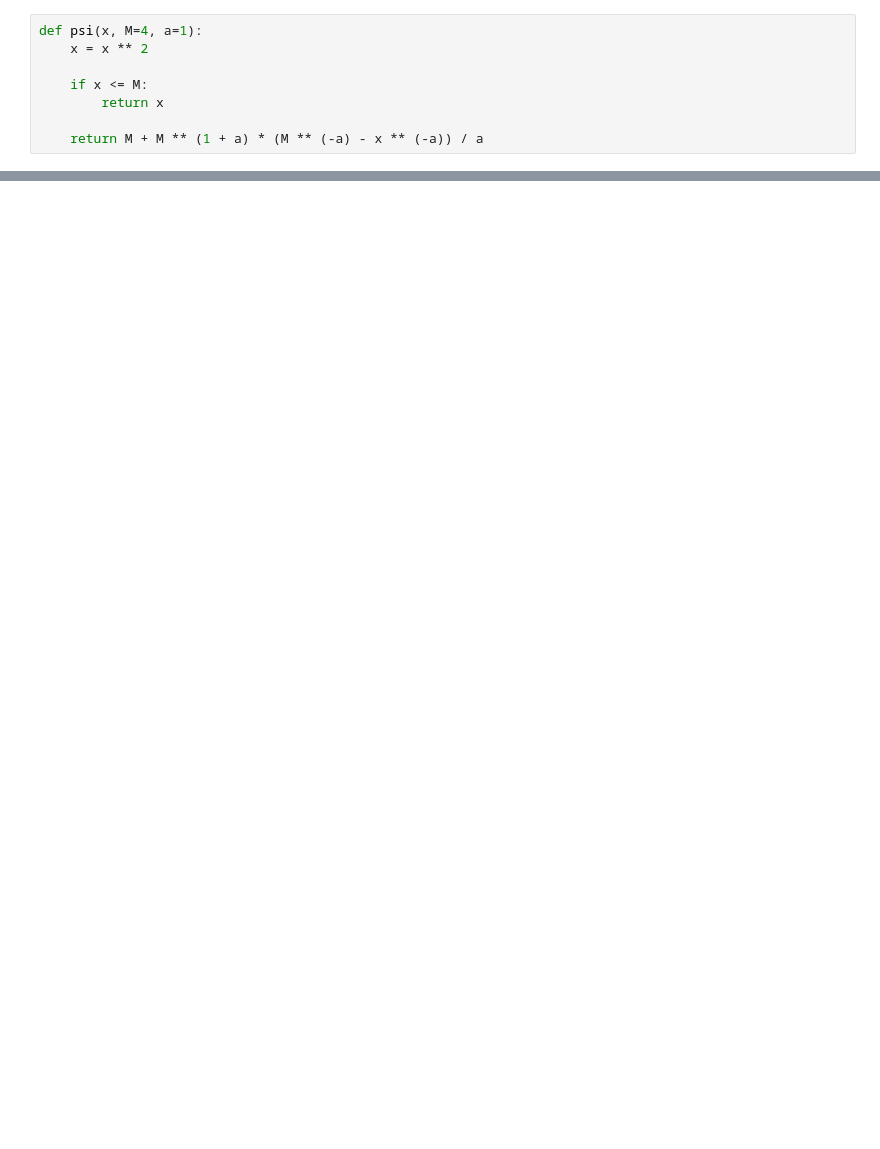
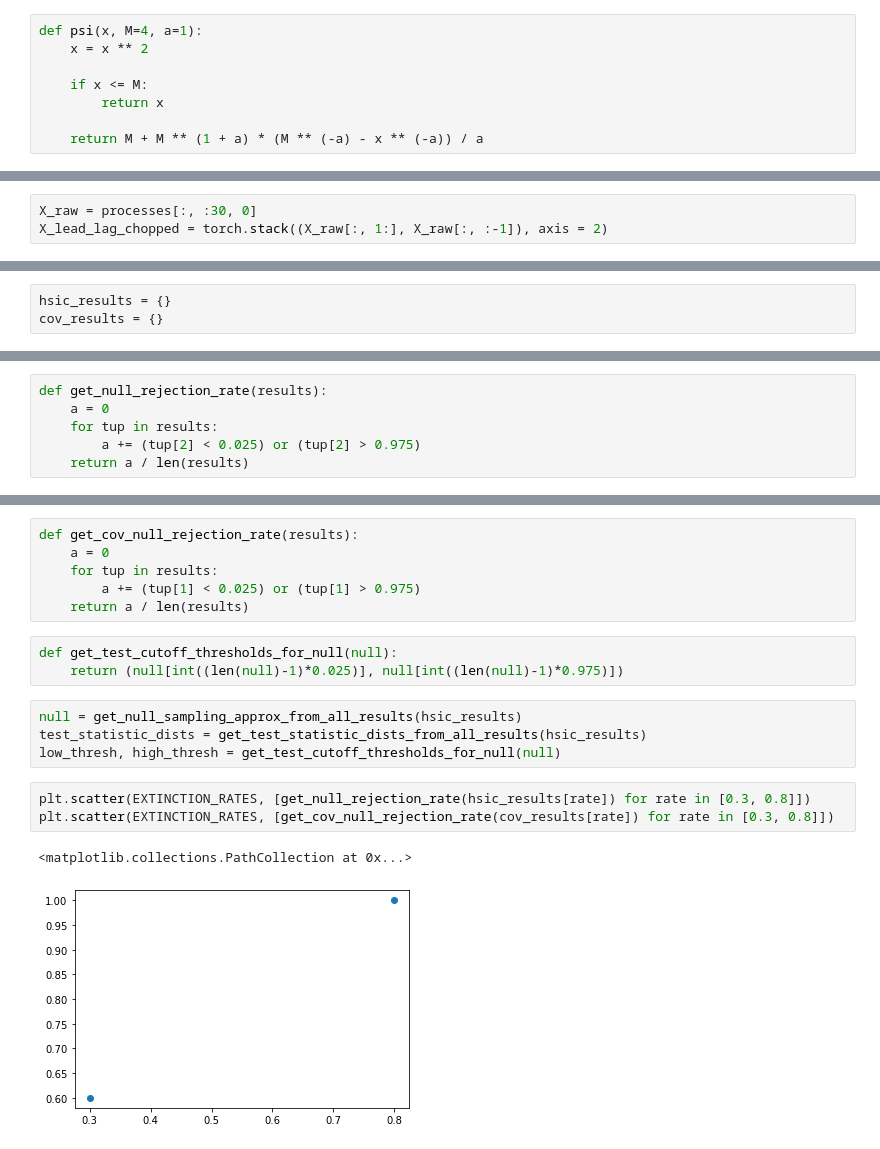
Before and after one commit to ocmob/sig_hsic_independence_test, a Jupyter notebook: notebooks/hsic_test_on_extinct_gaussian.ipynb, the cells around one changed output, grey strips where cells are left out. Saved outputs shown, nothing was run; the diff lists cells and outputs as text; blank space fills up the shorter version.

```diff
--- a/notebooks/hsic_test_on_extinct_gaussian.ipynb
+++ b/notebooks/hsic_test_on_extinct_gaussian.ipynb
@@ -111,0 +85,3 @@ brentq(f,  0, 1.001)
+# %%
+X_raw = processes[:, :30, 0]
+X_lead_lag_chopped = torch.stack((X_raw[:, 1:], X_raw[:, :-1]), axis = 2)
@@ -111,0 +180,3 @@ brentq(f,  0, 1.001)
+# %%
+hsic_results = {}
+cov_results = {}
@@ -111,0 +230,6 @@ brentq(f,  0, 1.001)
+# %%
+def get_null_rejection_rate(results):
+    a = 0
+    for tup in results:
+        a += (tup[2] < 0.025) or (tup[2] > 0.975)
+    return a / len(results)
@@ -111,0 +258,19 @@ brentq(f,  0, 1.001)
+# %%
+def get_cov_null_rejection_rate(results):
+    a = 0
+    for tup in results:
+        a += (tup[1] < 0.025) or (tup[1] > 0.975)
+    return a / len(results)
+# %%
+def get_test_cutoff_thresholds_for_null(null):
+    return (null[int((len(null)-1)*0.025)], null[int((len(null)-1)*0.975)])
+# %%
+null = get_null_sampling_approx_from_all_results(hsic_results)
+test_statistic_dists = get_test_statistic_dists_from_all_results(hsic_results)
+low_thresh, high_thresh = get_test_cutoff_thresholds_for_null(null)
+# %%
+plt.scatter(EXTINCTION_RATES, [get_null_rejection_rate(hsic_results[rate]) for rate in [0.3, 0.8]])
+plt.scatter(EXTINCTION_RATES, [get_cov_null_rejection_rate(cov_results[rate]) for rate in [0.3, 0.8]])
+# %% [output]
+<matplotlib.collections.PathCollection at 0x...>
+[figure, added]
```
Also changed, not shown: parts of 43 cells of this notebook, 13 other files.
